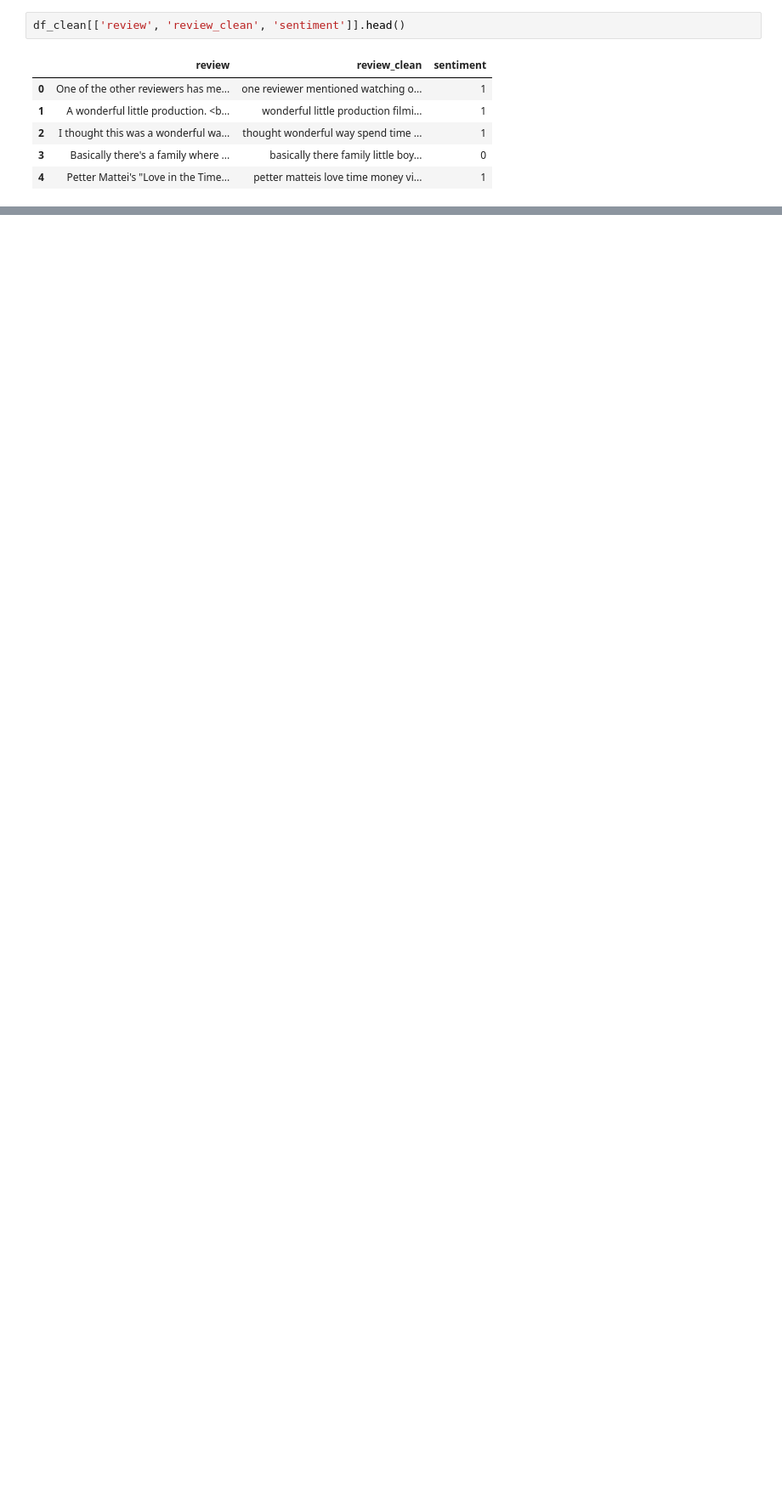
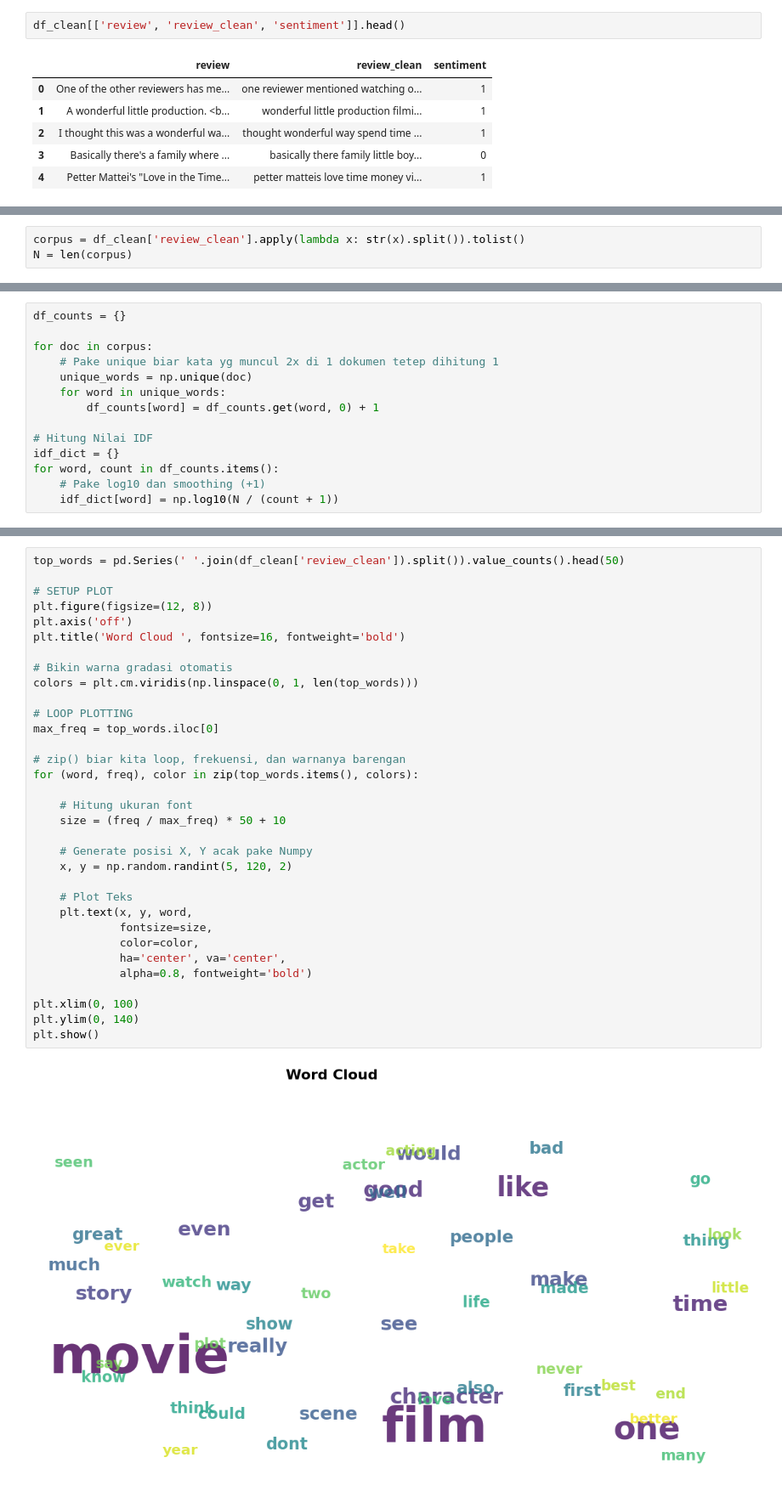
Before and after one commit to HablSank/1Day-1Dataset_MachineLearningProject, a Jupyter notebook: Day-17/Logistic Regression + NLP (IMDB Movie Reviews)/imdb_reviews.ipynb, the cells around one changed output, grey strips where cells are left out. Shown at 85% size. Drawn from its saved outputs; the diff is of its cells as text; blank space fills up the shorter version.

```diff
--- a/Day-17/Logistic Regression + NLP (IMDB Movie Reviews)/imdb_reviews.ipynb
+++ b/Day-17/Logistic Regression + NLP (IMDB Movie Reviews)/imdb_reviews.ipynb
@@ -189,0 +192,3 @@ df_clean[['review', 'review_clean', 'sentiment']].head()
+# %%
+corpus = df_clean['review_clean'].apply(lambda x: str(x).split()).tolist()
+N = len(corpus)
@@ -189,0 +217,14 @@ df_clean[['review', 'review_clean', 'sentiment']].head()
+# %%
+df_counts = {}
+
+for doc in corpus:
+    # Pake unique biar kata yg muncul 2x di 1 dokumen tetep dihitung 1
+    unique_words = np.unique(doc)
+    for word in unique_words:
+        df_counts[word] = df_counts.get(word, 0) + 1
+
+# Hitung Nilai IDF
+idf_dict = {}
+for word, count in df_counts.items():
+    # Pake log10 dan smoothing (+1)
+    idf_dict[word] = np.log10(N / (count + 1))
@@ -191,0 +274,35 @@ df_clean[['review', 'review_clean', 'sentiment']].head()
+# %%
+top_words = pd.Series(' '.join(df_clean['review_clean']).split()).value_counts().head(50)
+
+# SETUP PLOT
+plt.figure(figsize=(12, 8))
+plt.axis('off')
+plt.title('Word Cloud ', fontsize=16, fontweight='bold')
+
+# Bikin warna gradasi otomatis
+colors = plt.cm.viridis(np.linspace(0, 1, len(top_words)))
+
+# LOOP PLOTTING
+max_freq = top_words.iloc[0]
+
+# zip() biar kita loop, frekuensi, dan warnanya barengan
+for (word, freq), color in zip(top_words.items(), colors):
+
+    # Hitung ukuran font
+    size = (freq / max_freq) * 50 + 10
+
+    # Generate posisi X, Y acak pake Numpy
+    x, y = np.random.randint(5, 120, 2)
+
+    # Plot Teks
+    plt.text(x, y, word,
+             fontsize=size,
+             color=color,
+             ha='center', va='center',
+             alpha=0.8, fontweight='bold')
+
+plt.xlim(0, 100)
+plt.ylim(0, 140)
+plt.show()
+# %% [output]
+[figure, added]
```
Also changed, not shown: parts of 56 cells of this notebook.
